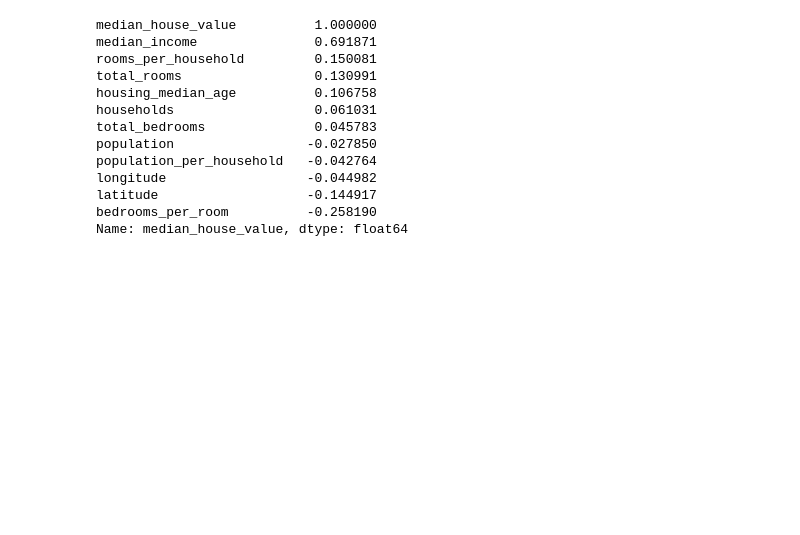
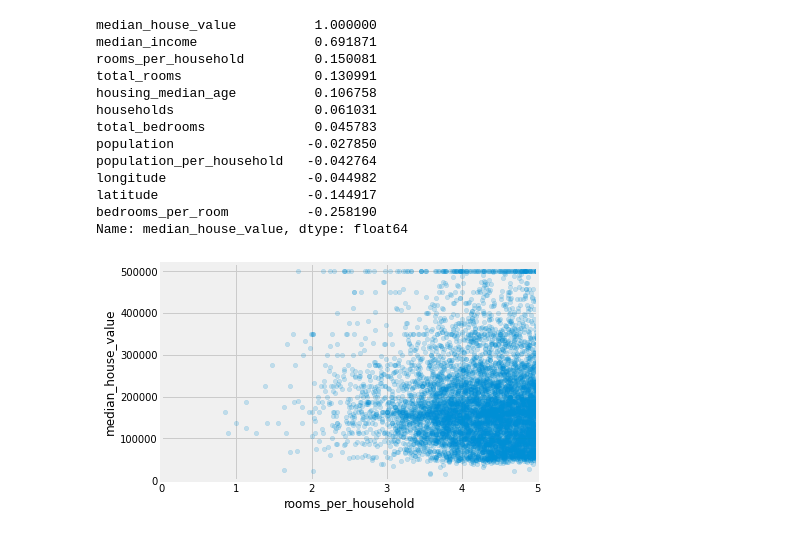
Before and after one commit to cmannnn/california_housing, a Jupyter notebook: california_housing.ipynb, the cells around one changed output. Cells and saved outputs as stored; diff of their text form; code cells hidden in the pictures; blank space fills up the shorter version.

```diff
--- a/california_housing.ipynb
+++ b/california_housing.ipynb
@@ -242,3 +240,10 @@ longitude                  -0.044982
 latitude                   -0.144917
 bedrooms_per_room          -0.258190
 Name: median_house_value, dtype: float64
+# %%
+# another meaningful plot
+housing_train.plot(kind='scatter', x='rooms_per_household', y='median_house_value', alpha=0.2)
+plt.axis([0, 5, 0, 520000])
+plt.show()
+# %% [output]
+[figure, added]
```
Also changed, not shown: parts of 2 cells of this notebook.
